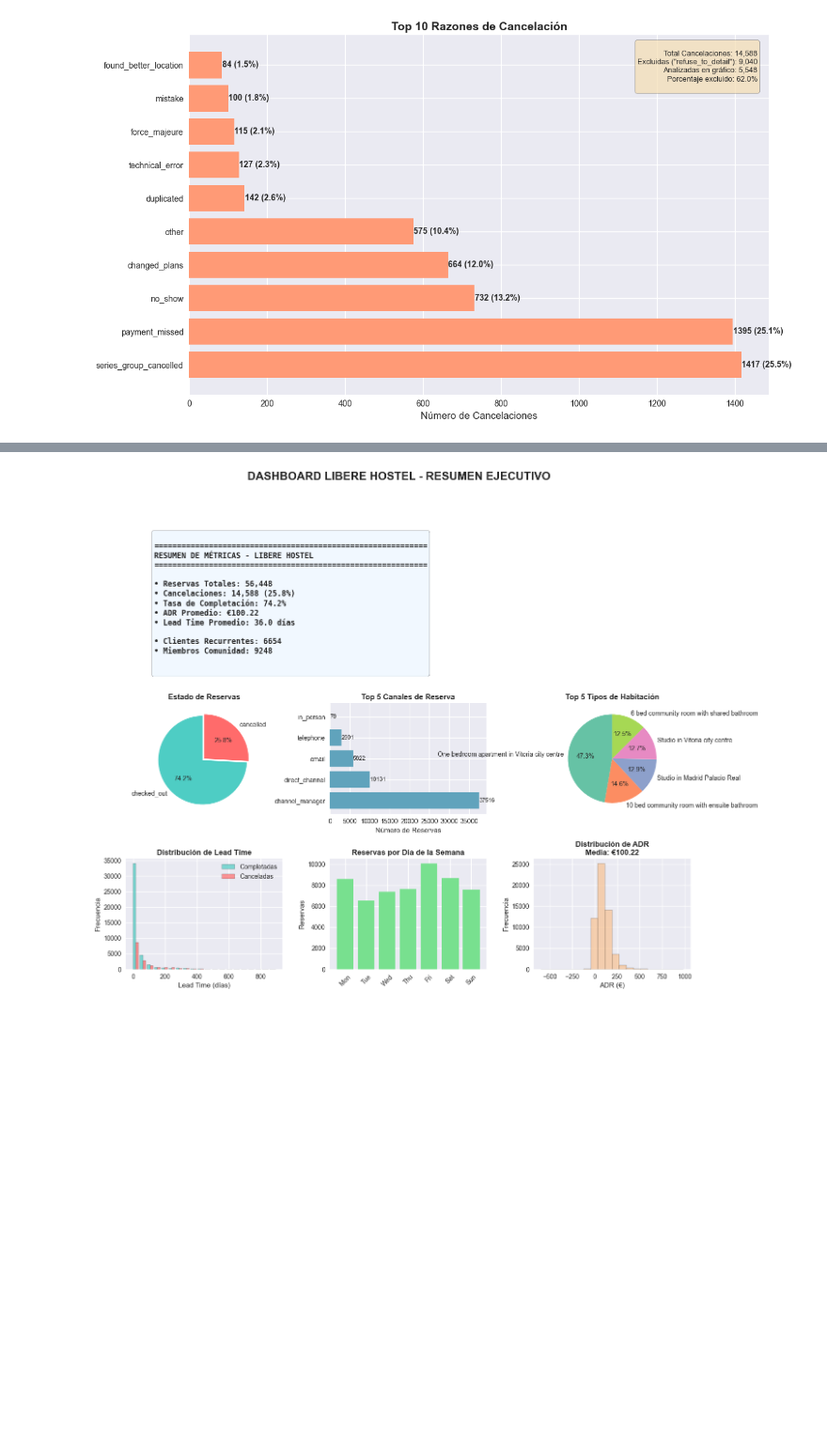
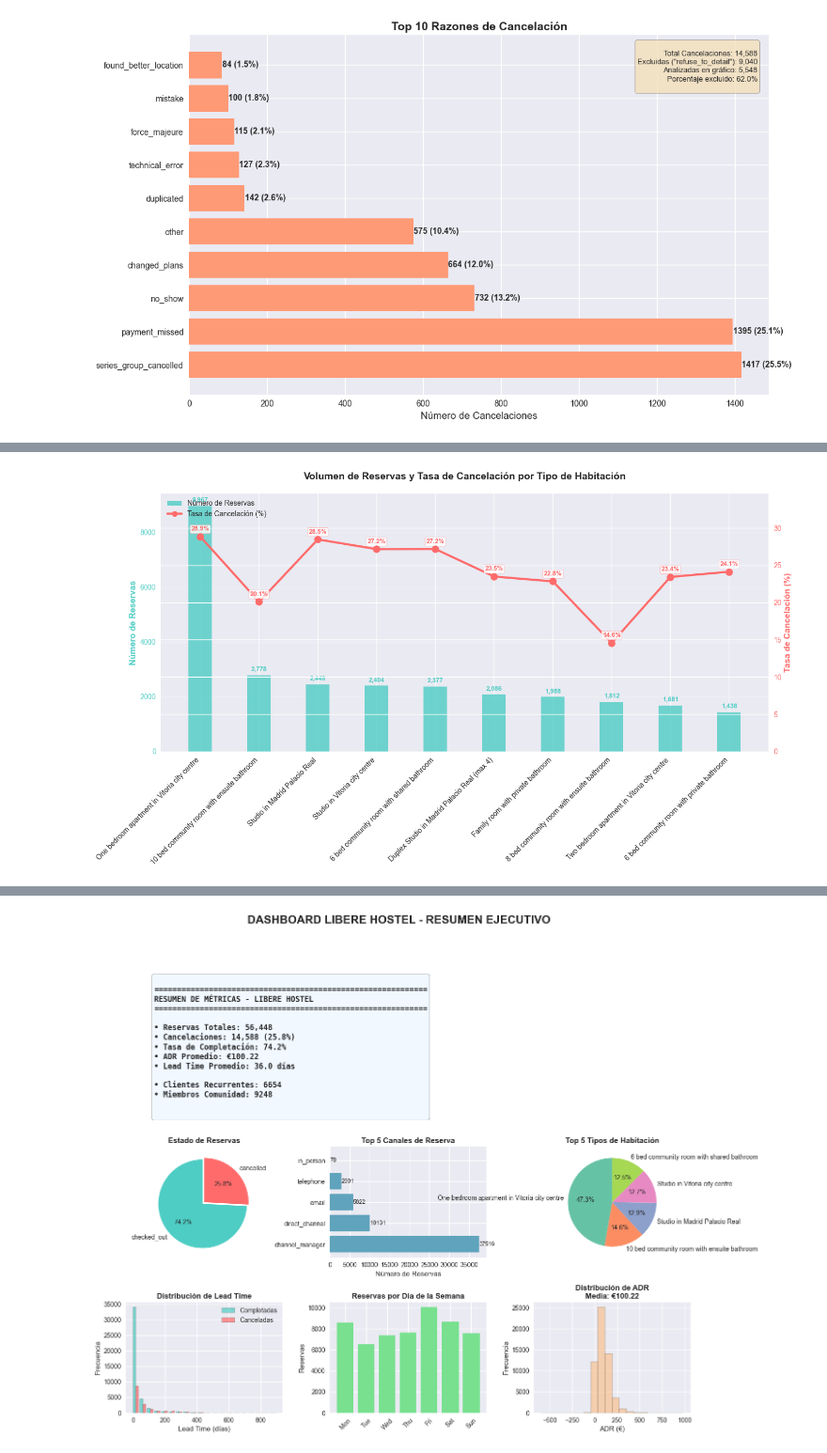
Before and after one commit to javierllorenteMon/RETO_06_VerdeOSCURO, a Jupyter notebook: Analisis_Exploratorio.ipynb, the cells around one changed output, grey strips where cells are left out. Shown at 94% size. Cells and saved outputs as stored; diff of their text form; code cells hidden in the pictures; blank space fills up the shorter version.

```diff
--- a/Analisis_Exploratorio.ipynb
+++ b/Analisis_Exploratorio.ipynb
@@ -376,0 +284,99 @@ plt.show()
+# %%
+# Configuración
+plt.style.use('seaborn-v0_8')
+sns.set_palette("husl")
+
+# Cargar datos
+path_datos = os.path.join('Datos','Originales')
+filename = os.path.join(path_datos,'cancellation_data.csv')
+df = pd.read_csv(filename)
+df['is_cancelled'] = df['status'] == 'cancelled'
+
+# Convertir ADR a numérico
+df['total_adr'] = pd.to_numeric(df['total_adr'], errors='coerce')
+
+# Crear figura con un solo gráfico
+fig, ax = plt.subplots(figsize=(14, 8))
+
+if 'requested_category_name' in df.columns:
+    # Obtener los 10 tipos de habitación más reservados
+    room_counts = df['requested_category_name'].value_counts().head(10)
+
+    # Calcular tasa de cancelación para los mismos tipos (ordenados por volumen)
+    cancel_by_room = df.groupby('requested_category_name')['is_cancelled'].mean() * 100
+
+    # Asegurarnos de usar los mismos tipos ordenados por volumen de reservas
+    cancel_by_room = cancel_by_room.loc[room_counts.index]
+
+    # Crear gráfico de barras combinadas con eje secundario
+    x = np.arange(len(room_counts))
+
+    # Crear eje secundario
+    ax2 = ax.twinx()
+
+    # Barras de volumen (eje izquierdo)
+    bars1 = ax.bar(x, room_counts.values, width=0.4, color='#4ecdc4',
+                   alpha=0.8, label='Número de Reservas', align='center')
+
+    # Línea de tasa de cancelación (eje derecho)
+    line1 = ax2.plot(x, cancel_by_room.values, color='#ff6b6b',
+                    linewidth=3, marker='o', markersize=8,
+                    label='Tasa de Cancelación (%)')
+
+    # Puntos de la línea
+    scatter = ax2.scatter(x, cancel_by_room.values, color='#ff6b6b',
+                         s=100, zorder=5)
+
+    # Configurar ejes X
+    ax.set_xticks(x)
+    ax.set_xticklabels(room_counts.index, rotation=45, ha='right', fontsize=10)
+
+    # Configurar eje Y izquierdo (volumen)
+    ax.set_ylabel('Número de Reservas', fontsize=12, color='#4ecdc4', fontweight='bold')
+    ax.tick_params(axis='y', labelcolor='#4ecdc4')
+
+    # Configurar eje Y derecho (cancelación)
+    ax2.set_ylabel('Tasa de Cancelación (%)', fontsize=12, color='#ff6b6b', fontweight='bold')
+    ax2.tick_params(axis='y', labelcolor='#ff6b6b')
+
+    # Añadir valores en las barras
+    for i, (bar, count) in enumerate(zip(bars1, room_counts.values)):
+        height = bar.get_height()
+        ax.text(bar.get_x() + bar.get_width()/2., height + room_counts.max()*0.01,
+               f'{count:,}', ha='center', va='bottom', fontsize=9,
+               color='#4ecdc4', fontweight='bold')
+
+    # Añadir valores en los puntos de cancelación
+    for i, rate in enumerate(cancel_by_room.values):
+        ax2.text(i, rate + cancel_by_room.max()*0.02, f'{rate:.1f}%',
+                ha='center', va='bottom', fontsize=9, color='#ff6b6b',
+                fontweight='bold', bbox=dict(boxstyle='round,pad=0.2',
+                facecolor='white', alpha=0.8, edgecolor='#ff6b6b'))
+
+    # Leyenda combinada
+    lines1, labels1 = ax.get_legend_handles_labels()
+    lines2, labels2 = ax2.get_legend_handles_labels()
+    ax.legend(lines1 + lines2, labels1 + labels2, loc='upper left', fontsize=10)
+
+    # Título
+    ax.set_title('Volumen de Reservas y Tasa de Cancelación por Tipo de Habitación',
+                fontsize=14, fontweight='bold', pad=20)
+
+    # Grid
+    ax.grid(True, alpha=0.3, axis='y')
+
+    # Ajustar límites del eje Y derecho para mejor visualización
+    ax2.set_ylim([0, cancel_by_room.max() * 1.2])
+
+else:
+    # Si no existe la columna 'requested_category_name', mostrar mensaje
+    ax.text(0.5, 0.5, 'ERROR: Columna "requested_category_name" no encontrada\nen los datos',
+            ha='center', va='center', fontsize=12, transform=ax.transAxes,
+            fontweight='bold', bbox=dict(boxstyle='round', facecolor='red', alpha=0.3))
+    ax.set_title('GRÁFICO NO DISPONIBLE', fontsize=14, fontweight='bold', color='red')
+
+# Ajustar layout
+plt.tight_layout()
+plt.show()
+# %% [output]
+[figure, added]
```
Also changed, not shown: parts of 4 cells of this notebook.
